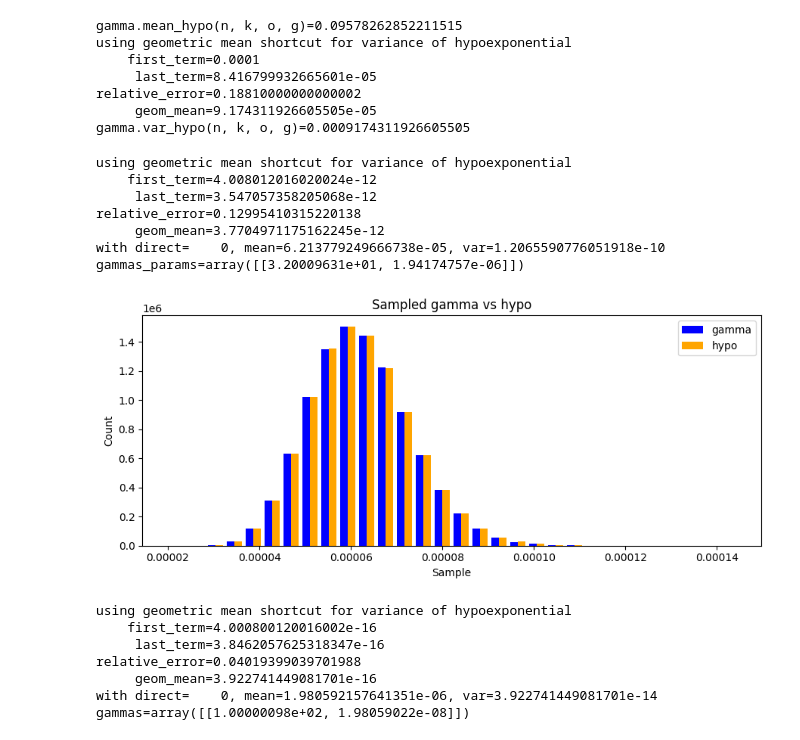
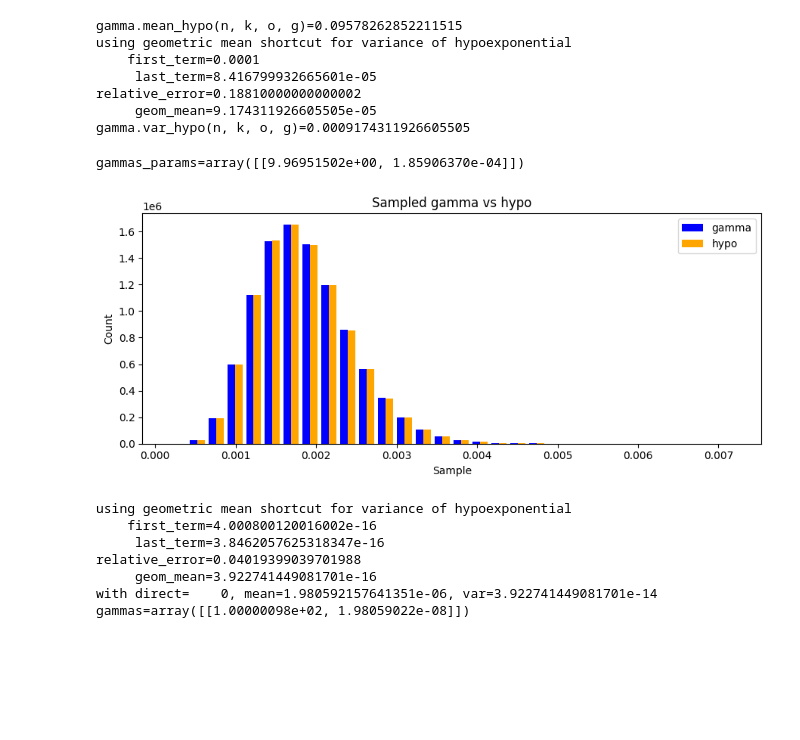
Before and after one commit to UC-Davis-molecular-computing/ppsim-rust, a Jupyter notebook: gamma.ipynb, the cells around one changed output. Cells and saved outputs as stored; diff of their text form; code cells hidden in the pictures; blank space fills up the shorter version.

```diff
--- a/gamma.ipynb
+++ b/gamma.ipynb
@@ -516,49 +385,43 @@ import importlib
 import gamma
 importlib.reload(gamma)
 
-n = 10**3
+n = 10**2
 k = round(math.sqrt(n))
 # k = n
 o = 2
 g = 1
 trials = 10**7
-seed = 7
+seed = 8
 figsize = (9,4)
 
 # print(f'{k=}')
 rng = np.random.default_rng(seed)
 gammas_params = gamma.gammas_params_matching_hypo(n, k, o, g, 1)
 # %timeit gamma.gammas_params_matching_hypo(n, k, o, g, 1)
 print(f'{gammas_params=}')
 gammas_samples = gamma.sample_gammas_sum(rng, gammas_params, trials)
 # %timeit gamma.sample_gammas_sum(rng, gammas_params, 1)
 hypo_samples = gamma.sample_hypos(rng, n, k, o, g, trials)
 # %timeit gamma.sample_hypo(rng, n, k, o, g, 1)
 
 import matplotlib.pyplot as plt
 fig, ax = plt.subplots(figsize=figsize)
 
 ax.hist([gammas_samples, hypo_samples], bins=30, histtype='bar',
         label=['gamma', 'hypo'],
         color=['blue', 'orange'],
         rwidth=0.8)
 
 ax.set_xlabel('Sample')
 ax.set_ylabel('Count')
 ax.set_title('Sampled gamma vs hypo')
 ax.legend()
 
 plt.tight_layout()
 plt.show()
 # %% [output]
-using geometric mean shortcut for variance of hypoexponential
-    first_term=4.008012016020024e-12
-     last_term=3.547057358205068e-12
-relative_error=0.12995410315220138
-     geom_mean=3.7704971175162245e-12
-with direct=    0, mean=6.213779249666738e-05, var=1.2065590776051918e-10
-gammas_params=array([[3.20009631e+01, 1.94174757e-06]])
+gammas_params=array([[9.96951502e+00, 1.85906370e-04]])
-[figure, old version]
+[figure, new version]
 # %%
 from math import sqrt
 import numpy as np
```
Also changed, not shown: parts of 7 cells of this notebook, 2 other files.
